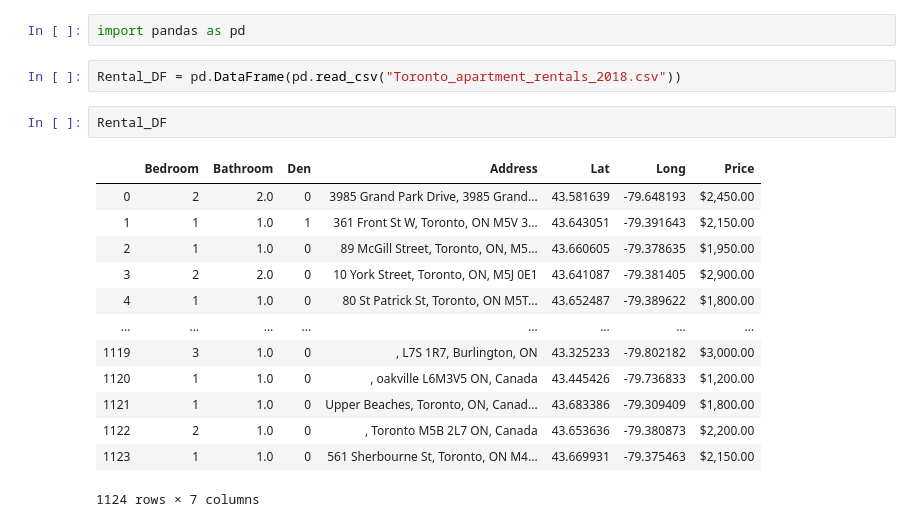
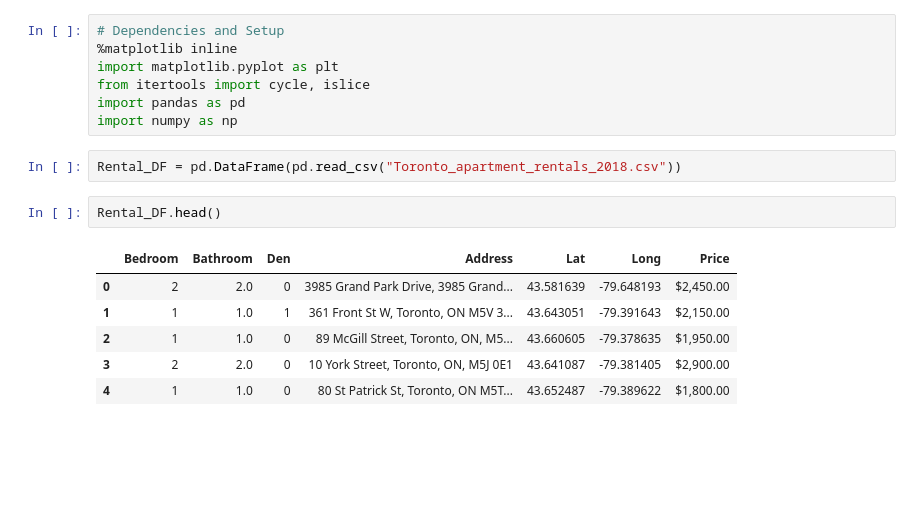
Before and after one commit to NitinMadaan/TDOT-Project, a Jupyter notebook: Project1.ipynb, the cells around one changed output. Cells and saved outputs as stored; diff of their text form; blank space fills up the shorter version.

```diff
--- a/Project1.ipynb
+++ b/Project1.ipynb
@@ -1,20 +1,18 @@
-# %%
-import pandas as pd
+# %%
+# Dependencies and Setup
+%matplotlib inline
+import matplotlib.pyplot as plt
+from itertools import cycle, islice
+import pandas as pd
+import numpy as np
 # %%
 Rental_DF = pd.DataFrame(pd.read_csv("Toronto_apartment_rentals_2018.csv"))
 # %%
-Rental_DF
+Rental_DF.head()
 # %% [output]
 |  | Bedroom | Bathroom | Den | Address | Lat | Long | Price |
 | 0 | 2 | 2.0 | 0 | 3985 Grand Park Drive, 3985 Grand... | 43.581639 | -79.648193 | $2,450.00 |
 | 1 | 1 | 1.0 | 1 | 361 Front St W, Toronto, ON M5V 3... | 43.643051 | -79.391643 | $2,150.00 |
 | 2 | 1 | 1.0 | 0 | 89 McGill Street, Toronto, ON, M5... | 43.660605 | -79.378635 | $1,950.00 |
 | 3 | 2 | 2.0 | 0 | 10 York Street, Toronto, ON, M5J 0E1 | 43.641087 | -79.381405 | $2,900.00 |
 | 4 | 1 | 1.0 | 0 | 80 St Patrick St, Toronto, ON M5T... | 43.652487 | -79.389622 | $1,800.00 |
-| ... | ... | ... | ... | ... | ... | ... | ... |
-| 1119 | 3 | 1.0 | 0 | , L7S 1R7, Burlington, ON | 43.325233 | -79.802182 | $3,000.00 |
-| 1120 | 1 | 1.0 | 0 | , oakville L6M3V5 ON, Canada | 43.445426 | -79.736833 | $1,200.00 |
-| 1121 | 1 | 1.0 | 0 | Upper Beaches, Toronto, ON, Canad... | 43.683386 | -79.309409 | $1,800.00 |
-| 1122 | 2 | 1.0 | 0 | , Toronto M5B 2L7 ON, Canada | 43.653636 | -79.380873 | $2,200.00 |
-| 1123 | 1 | 1.0 | 0 | 561 Sherbourne St, Toronto, ON M4... | 43.669931 | -79.375463 | $2,150.00 |
-1124 rows × 7 columns
```
Also changed, not shown: parts of 16 cells of this notebook.
